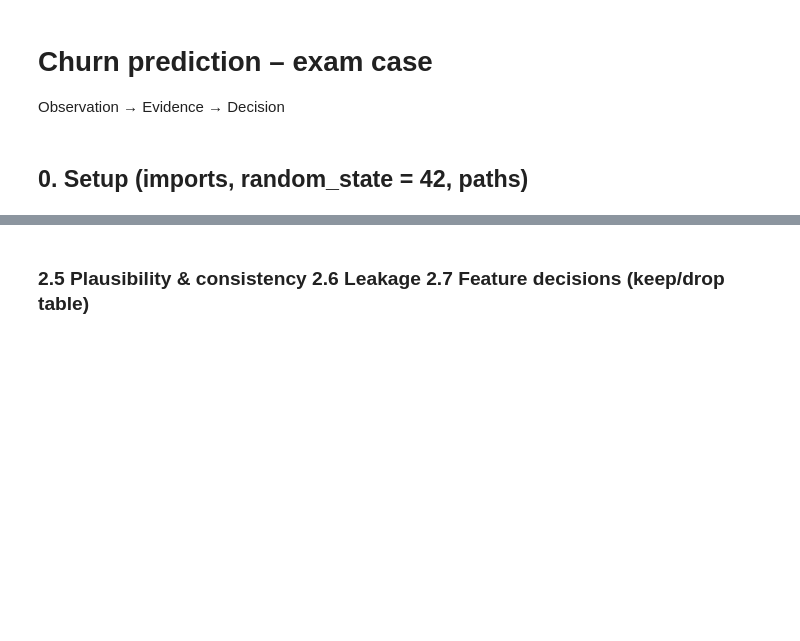
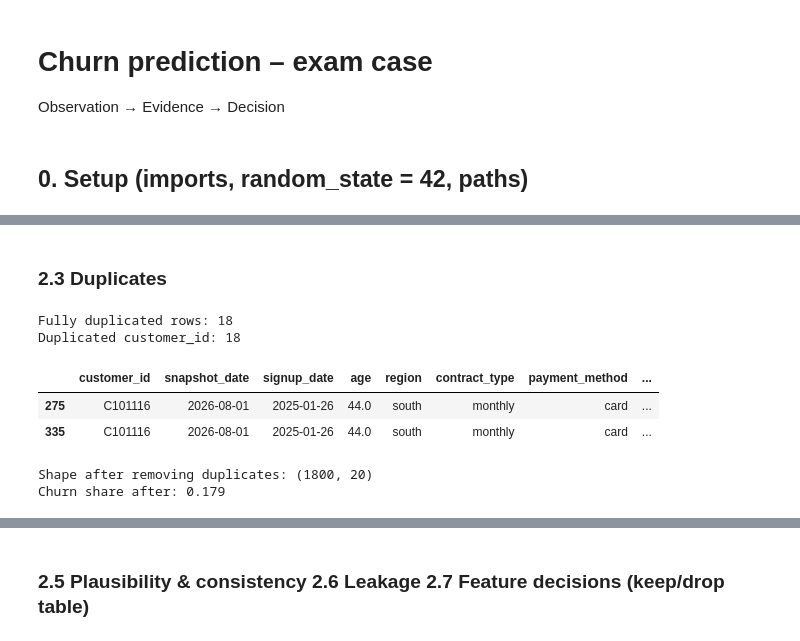
Before and after one commit to mineterkan/customer-churn-prediction, a Jupyter notebook: notebooks/churn_analysis.ipynb, the cells around one changed output, grey strips where cells are left out. Drawn from its saved outputs; the diff is of its cells as text; code cells hidden in the pictures; blank space fills up the shorter version.

```diff
--- a/notebooks/churn_analysis.ipynb
+++ b/notebooks/churn_analysis.ipynb
@@ -35,0 +126,23 @@ The result would primarily be used by the customer-success team to prioritise wh
+# %% [markdown]
+### 2.3 Duplicates
+# %%
+print("Fully duplicated rows:", df_raw.duplicated().sum())
+print("Duplicated customer_id:", df_raw["customer_id"].duplicated().sum())
+# %% [output]
+Fully duplicated rows: 18
+Duplicated customer_id: 18
+# %%
+# Show an example: one duplicated customer, both copies
+dup_id = df_raw.loc[df_raw["customer_id"].duplicated(), "customer_id"].iloc[0]
+df_raw[df_raw["customer_id"] == dup_id]
+# %% [output]
+|  | customer_id | snapshot_date | signup_date | age | region | contract_type | payment_method | ... |
+| 275 | C101116 | 2026-08-01 | 2025-01-26 | 44.0 | south | monthly | card | ... |
+| 335 | C101116 | 2026-08-01 | 2025-01-26 | 44.0 | south | monthly | card | ... |
+# %%
+df = df_raw.drop_duplicates().reset_index(drop=True)
+print("Shape after removing duplicates:", df.shape)
+print("Churn share after:", round(df[TARGET].mean(), 3))
+# %% [output]
+Shape after removing duplicates: (1800, 20)
+Churn share after: 0.179
```
Also changed, not shown: parts of 19 cells of this notebook.
